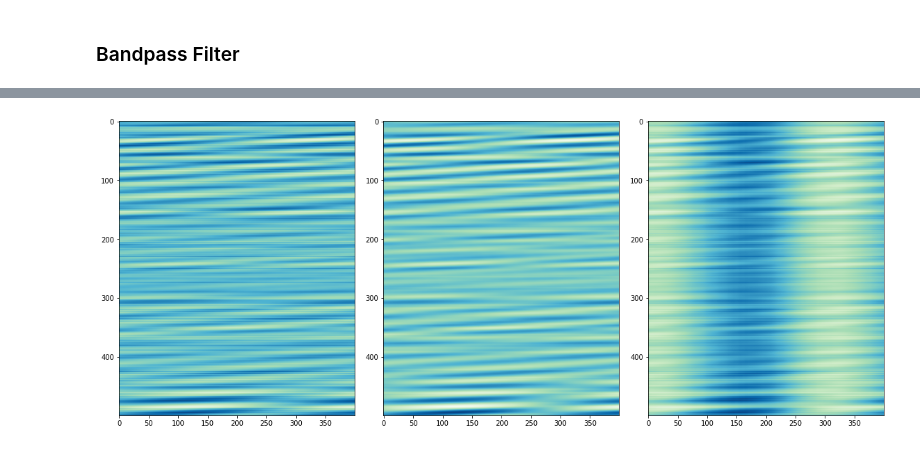
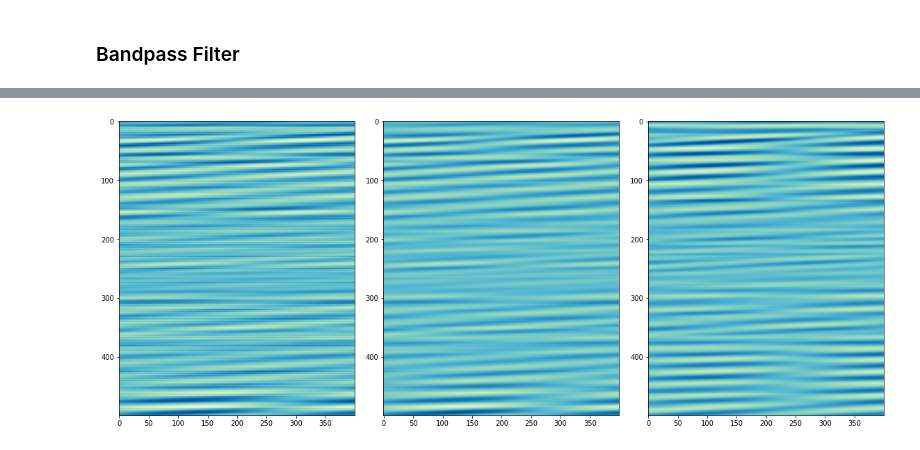
Before and after one commit to Laurd11/sindy-das-new, a Jupyter notebook: NovSindy.ipynb, the cells around one changed output, grey strips where cells are left out. Drawn from its saved outputs; the diff is of its cells as text; code cells hidden in the pictures.

```diff
--- a/NovSindy.ipynb
+++ b/NovSindy.ipynb
@@ -58,2 +100,2 @@ def kernel(t):
 # %%
-sliced_data = np.array( data[7500:12500,:])
+sliced_data = np.array( data2[7500:12500,:])
@@ -82,7 +126,13 @@ smoothed_dat = np.load('gaussian_smoothed_11_2_2022_channels_7500_12500'+file[:-
+# %%
+smoothed_dat = np.load('gaussian_smoothed_11_2_2022_channels_7500_12500South-C1-LR-95km-P1kHz-GL50m-SP2m-FS200Hz_2021-11-01T231114Z.npy')
 # %% [markdown]
 ### Bandpass Filter
 # %%
-low_cut=10**(-6)
-hi_cut=50
-b,a = butter(4,(low_cut,hi_cut),'bp',fs=200)
-data_filt = filtfilt(b,a,data[7500:12500,:],axis=0)
+wp=30
+ws=60
+N=4
+Wn=[10**(-12),69]
+# N, Wn = signal.buttord(wp,ws, 3, 40,fs=200)
+# b,a = signal.butter(N, Wn,'lp',analog=True)
+b,a = signal.butter(N, Wn,'bp',analog=False,fs=200)
+data_filt = signal.filtfilt(b,a,data[7500:12500,:].T,axis=0)
@@ -89,20 +147,24 @@ data_filt = filtfilt(b,a,data[7500:12500,:],axis=0)
 # %%
 fig, (ax1,ax2,ax3) = plt.subplots(nrows=1, ncols=3, figsize = (16,10))
 fig.patch.set_facecolor('white') # Good for dark themed notebooks
 plt.tight_layout()
 
-im = ax1.imshow((sliced_data[::10,:4000:10]),
+vmin=-16478396
+
+vmax = 12709804
+
+im = ax1.imshow((sliced_data[::10,:4000:10]), vmin=vmin, vmax=vmax,
                 cmap = 'GnBu')
 
-im2 = ax2.imshow((smoothed_dat[::10,:4000:10]),
+im2 = ax2.imshow((smoothed_dat[::10,:4000:10]), vmin=vmin, vmax=vmax,
                 cmap = 'GnBu')
 
-im2 = ax3.imshow((data_filt[::10,:4000:10]),
+im2 = ax3.imshow((data_filt.T[::10,:4000:10]), vmin=vmin, vmax=vmax,
                 cmap = 'GnBu')
 # plt.xlabel("Time", fontsize = 15)
 # plt.ylabel("Channel", fontsize = 15)
 
 # plt.colorbar(im, ax = ax2, pad = 0.04)
 plt.show()
 # %% [output]
-[figure, old version]
+[figure, new version]
```
Also changed, not shown: parts of 45 cells of this notebook, 1 other file.
